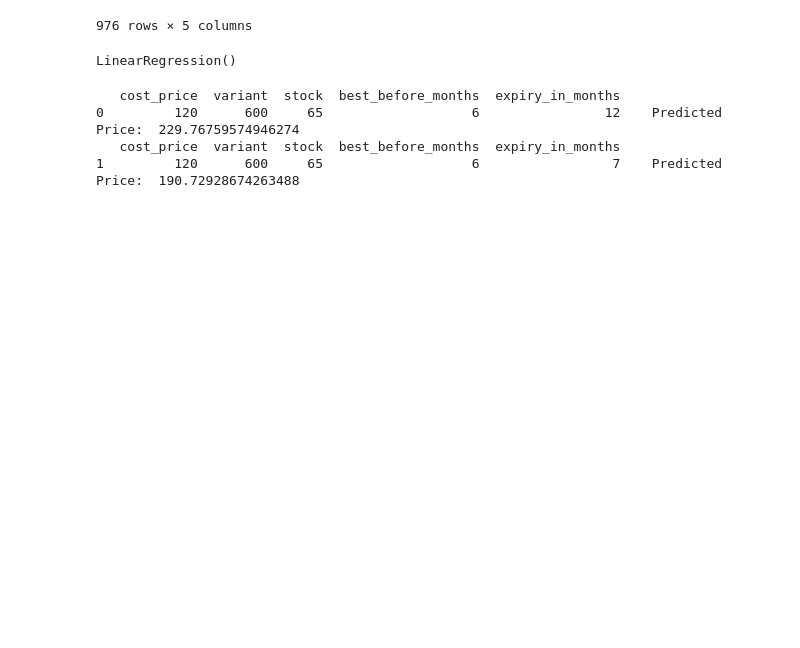
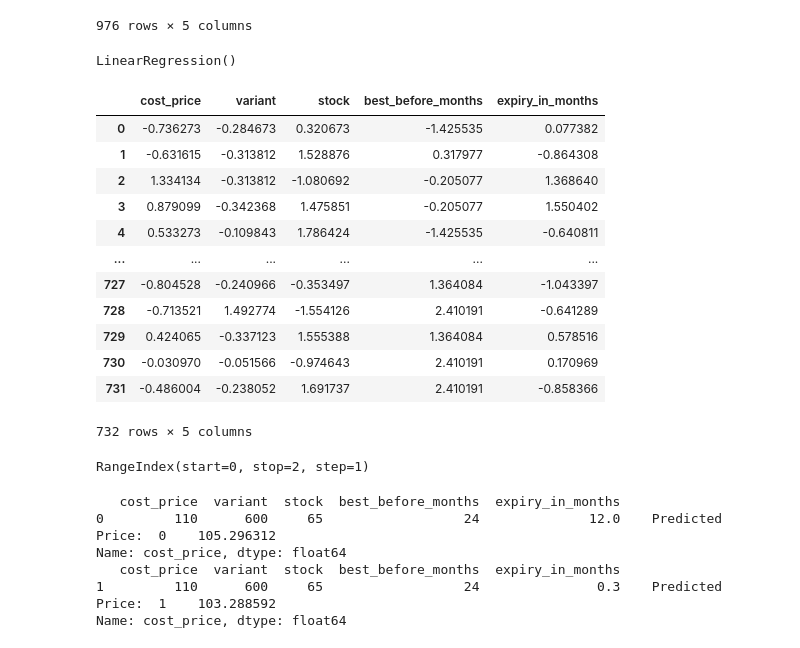
Before and after one commit to sejalbhatia/Dynamic-pricing, a Jupyter notebook: Notebooks/Try_1.ipynb, the cells around one changed output. Drawn from its saved outputs; the diff is of its cells as text; code cells hidden in the pictures; blank space fills up the shorter version.

```diff
--- a/Notebooks/Try_1.ipynb
+++ b/Notebooks/Try_1.ipynb
@@ -100,9 +145,29 @@ display(X)
 976 rows × 5 columns
 # %%
 X_train, X_test, y_train, y_test = train_test_split(X, y, random_state=0)
+# %%
+sc = StandardScaler()
+sc.fit(X_train)
+X_train = pd.DataFrame(sc.transform(X_train) ,columns =X.columns)
 # %%
 model = LinearRegression()
 model.fit(X_train,y_train)
 # %% [output]
 LinearRegression()
+# %%
+X_train
+# %% [output]
+|  | cost_price | variant | stock | best_before_months | expiry_in_months |
+| 0 | -0.736273 | -0.284673 | 0.320673 | -1.425535 | 0.077382 |
+| 1 | -0.631615 | -0.313812 | 1.528876 | 0.317977 | -0.864308 |
+| 2 | 1.334134 | -0.313812 | -1.080692 | -0.205077 | 1.368640 |
+| 3 | 0.879099 | -0.342368 | 1.475851 | -0.205077 | 1.550402 |
+| 4 | 0.533273 | -0.109843 | 1.786424 | -1.425535 | -0.640811 |
+| ... | ... | ... | ... | ... | ... |
+| 727 | -0.804528 | -0.240966 | -0.353497 | 1.364084 | -1.043397 |
+| 728 | -0.713521 | 1.492774 | -1.554126 | 2.410191 | -0.641289 |
+| 729 | 0.424065 | -0.337123 | 1.555388 | 1.364084 | 0.578516 |
+| 730 | -0.030970 | -0.051566 | -0.974643 | 2.410191 | 0.170969 |
+| 731 | -0.486004 | -0.238052 | 1.691737 | 2.410191 | -0.858366 |
+732 rows × 5 columns
 # %%
@@ -113,8 +179,14 @@ prediction=model.predict(test_df)
+# %%
+test_df.index
+# %% [output]
+RangeIndex(start=0, stop=2, step=1)
 # %%
-print(test_df.loc[[0]],"   Predicted Price: ",prediction[0])
-print(test_df.loc[[1]],"   Predicted Price: ",prediction[1])
+print(test_df.loc[[0]],"   Predicted Price: ",test_df['cost_price'].loc[[0]]-prediction[0])
+print(test_df.loc[[1]],"   Predicted Price: ",test_df['cost_price'].loc[[1]]-prediction[1])
 # %% [output]
    cost_price  variant  stock  best_before_months  expiry_in_months
-0         120      600     65                   6                12    Predicted Price:  229.76759574946274
+0         110      600     65                  24              12.0    Predicted Price:  0    105.296312
+Name: cost_price, dtype: float64
    cost_price  variant  stock  best_before_months  expiry_in_months
-1         120      600     65                   6                 7    Predicted Price:  190.72928674263488
+1         110      600     65                  24               0.3    Predicted Price:  1    103.288592
+Name: cost_price, dtype: float64
```
Also changed, not shown: parts of 12 cells of this notebook.
